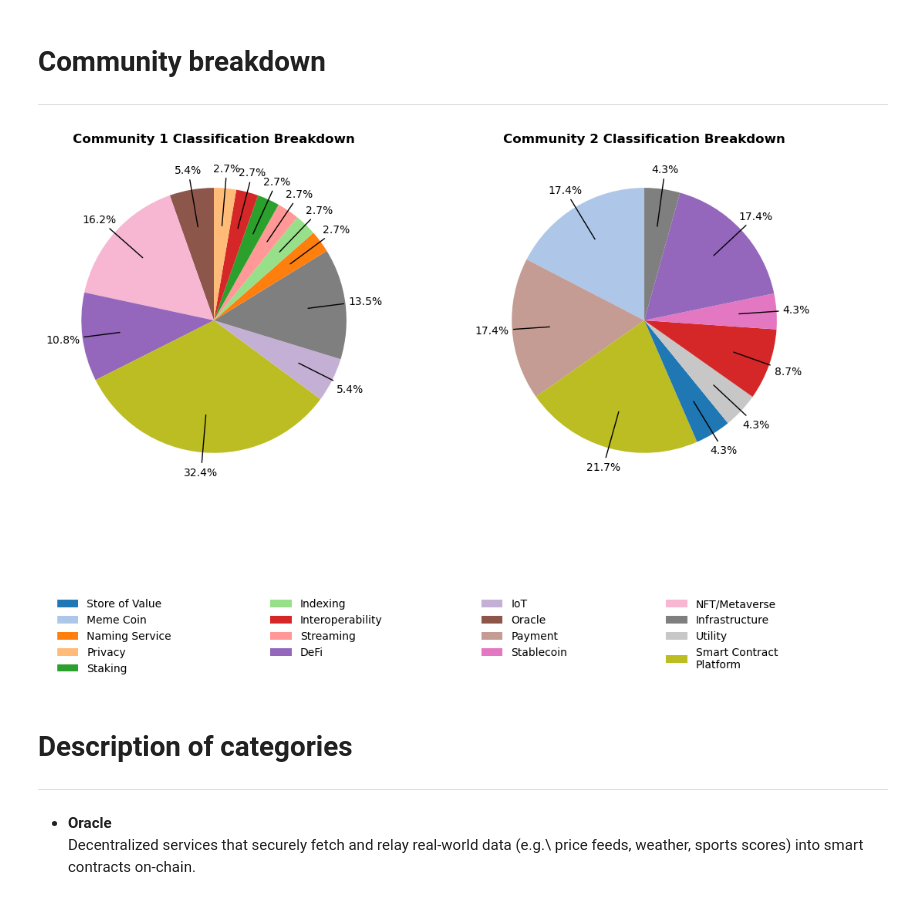
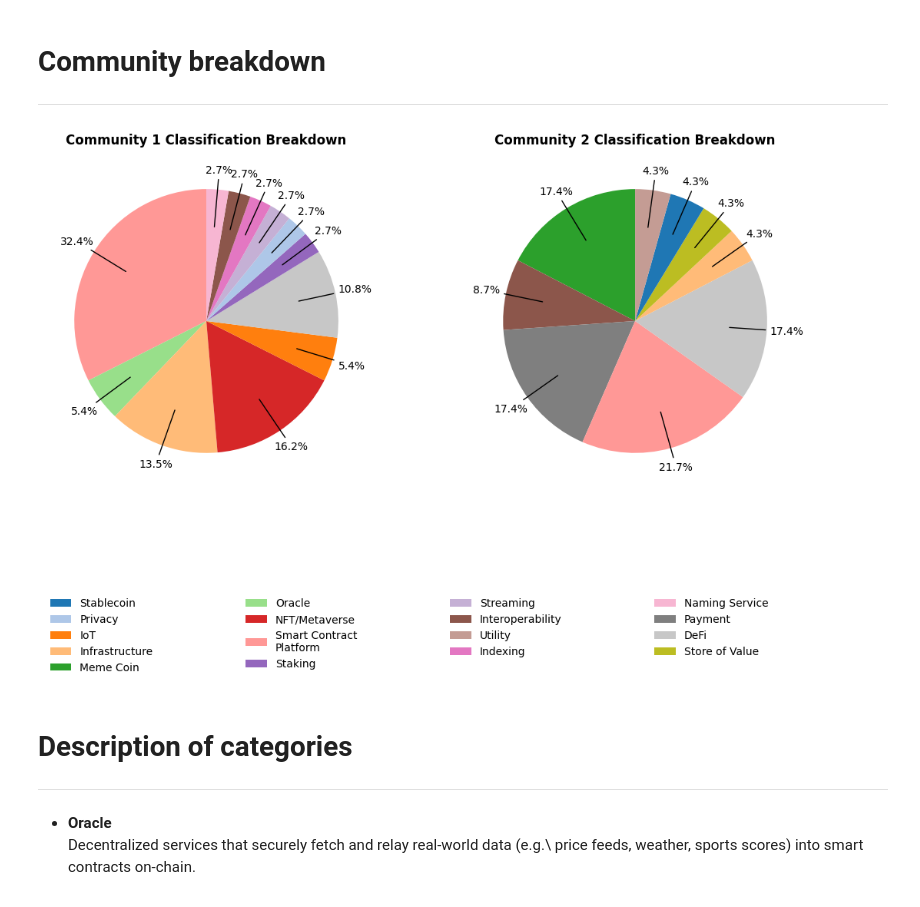
Before and after one commit to alexandrosdp/PairsTrading, a Jupyter notebook: community_detection.ipynb, the cells around one changed output. Cells and saved outputs as stored; diff of their text form; code cells hidden in the pictures.

Commit message:
Wrapping up community detection

```diff
--- a/community_detection.ipynb
+++ b/community_detection.ipynb
@@ -347,6 +420,8 @@ labels2, sizes2 = classification_counts(community2)
 
 # Create a consistent color map
 unique_labels = list(set(labels1) | set(labels2))
+#Shuffle order of labels
+random.shuffle(unique_labels)
 cmap = plt.get_cmap('tab20')
 color_map = {lbl: cmap(i) for i, lbl in enumerate(unique_labels)}
 colors1 = [color_map[lbl] for lbl in labels1]
@@ -372,34 +447,37 @@ wedges2, _ = ax2.pie(sizes2, colors=colors2, startangle=90, labels=None)
 ax2.set_title('Community 2 Classification Breakdown', pad=30, fontweight='bold')
 ax2.axis('equal')
 total2 = sum(sizes2)
 for i, w in enumerate(wedges2):
     ang = (w.theta2 + w.theta1) / 2
     x, y = np.cos(np.deg2rad(ang)), np.sin(np.deg2rad(ang))
     ax2.annotate(f"{sizes2[i]/total2*100:.1f}%", xy=(0.7*x,0.7*y),
                  xytext=(1.15*x,1.15*y), arrowprops=dict(arrowstyle='-'),
                  ha='center', va='center')
 
 # Legend with wrapped labels
 wrapped = {lbl: '\n'.join(textwrap.wrap(lbl,20)) for lbl in unique_labels}
 handles = [Patch(facecolor=color_map[lbl], label=wrapped[lbl]) for lbl in unique_labels]
 w = 0.8
 fig.legend(
     handles=handles,
     loc='lower left',  # this means “place the legend box’s lower‑left at the bbox anchor”
     bbox_to_anchor=( (1-w)/2, -0.25, w, 0.15 ),
     mode='expand',
     ncol=4,
     frameon=False,
     columnspacing=1.2,
     labelspacing=0.5
 )
 
 # Spacing adjustments
 fig.subplots_adjust(top=0.85, # how close the pies go to the top of the figure
                     bottom=0.22, # how high above the bottom (where the legend lives)
                     wspace=0.5)  # horizontal space between the two pies
+
+#Save the figure
+plt.savefig('results/community_detection/communities_visualization_2024.png', dpi=300, bbox_inches='tight')
 # %% [output]
-[figure, old version]
+[figure, new version]
 # %% [markdown]
 # Description of categories
 ---
```
Also changed, not shown: parts of 23 cells of this notebook, 5 other files.
